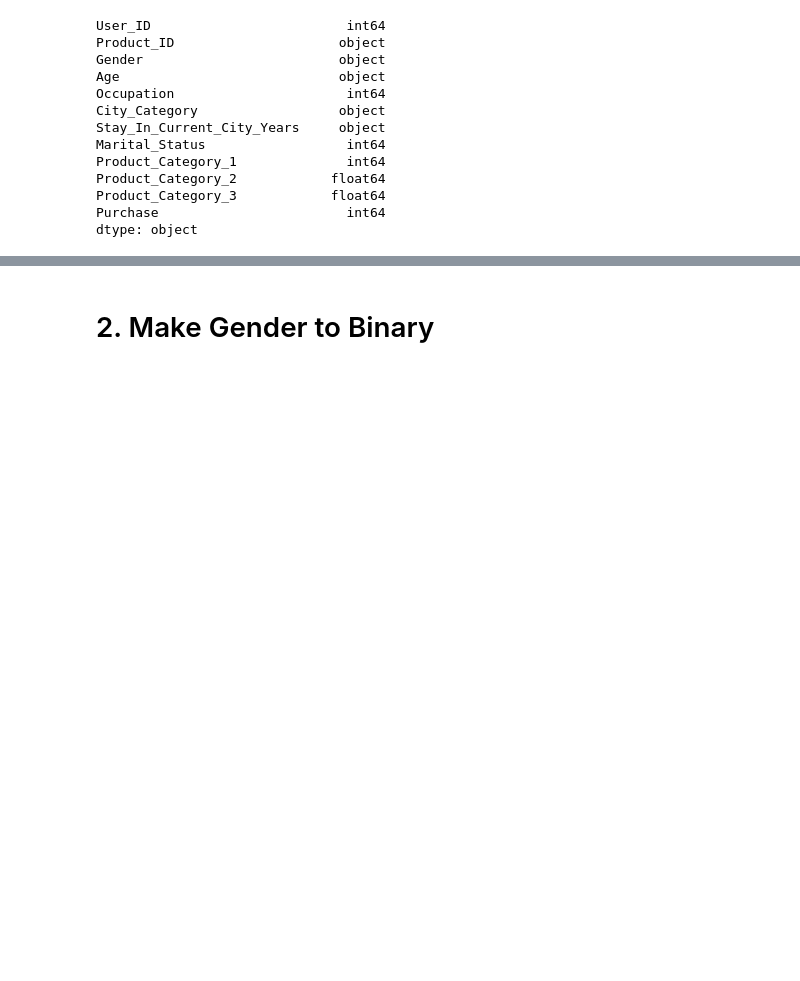
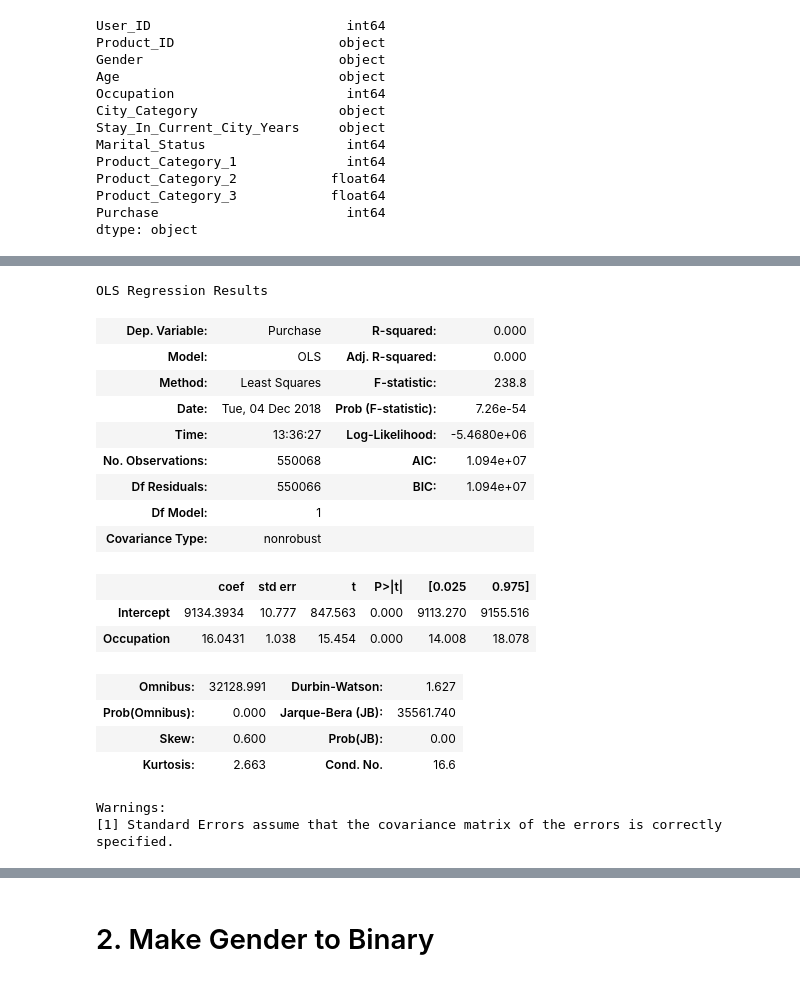
Before and after one commit to michliu1212/DataAnalyticsProject, a Jupyter notebook: Groupproject_new.ipynb, the cells around one changed output, grey strips where cells are left out. Saved outputs shown, nothing was run; the diff lists cells and outputs as text; code cells hidden in the pictures; blank space fills up the shorter version.

```diff
--- a/Groupproject_new.ipynb
+++ b/Groupproject_new.ipynb
@@ -182,7 +227,27 @@ strong multicollinearity or other numerical problems.
 # %%
-# Run regressions for each numerical variable (Product_ID) with dependent variable (Purchase)
-df_lr = ols('Purchase ~ Product_ID', data=df).fit()
+# Run regressions for each categorical variable: 'Occupation'
+df_lr = ols('Purchase ~ Occupation', data=df).fit()
 df_lr.summary()
 
-# R square =
+# R square = 0.000
+# %% [output]
+OLS Regression Results
+| Dep. Variable: | Purchase | R-squared: | 0.000 |
+| Model: | OLS | Adj. R-squared: | 0.000 |
+| Method: | Least Squares | F-statistic: | 238.8 |
+| Date: | Tue, 04 Dec 2018 | Prob (F-statistic): | 7.26e-54 |
+| Time: | 13:36:27 | Log-Likelihood: | -5.4680e+06 |
+| No. Observations: | 550068 | AIC: | 1.094e+07 |
+| Df Residuals: | 550066 | BIC: | 1.094e+07 |
+| Df Model: | 1 |  |  |
+| Covariance Type: | nonrobust |  |  |
+|  | coef | std err | t | P>|t| | [0.025 | 0.975] |
+| Intercept | 9134.3934 | 10.777 | 847.563 | 0.000 | 9113.270 | 9155.516 |
+| Occupation | 16.0431 | 1.038 | 15.454 | 0.000 | 14.008 | 18.078 |
+| Omnibus: | 32128.991 | Durbin-Watson: | 1.627 |
+| Prob(Omnibus): | 0.000 | Jarque-Bera (JB): | 35561.740 |
+| Skew: | 0.600 | Prob(JB): | 0.00 |
+| Kurtosis: | 2.663 | Cond. No. | 16.6 |
+Warnings:
+[1] Standard Errors assume that the covariance matrix of the errors is correctly specified.
 # %%
```
Also changed, not shown: parts of 38 cells of this notebook.
